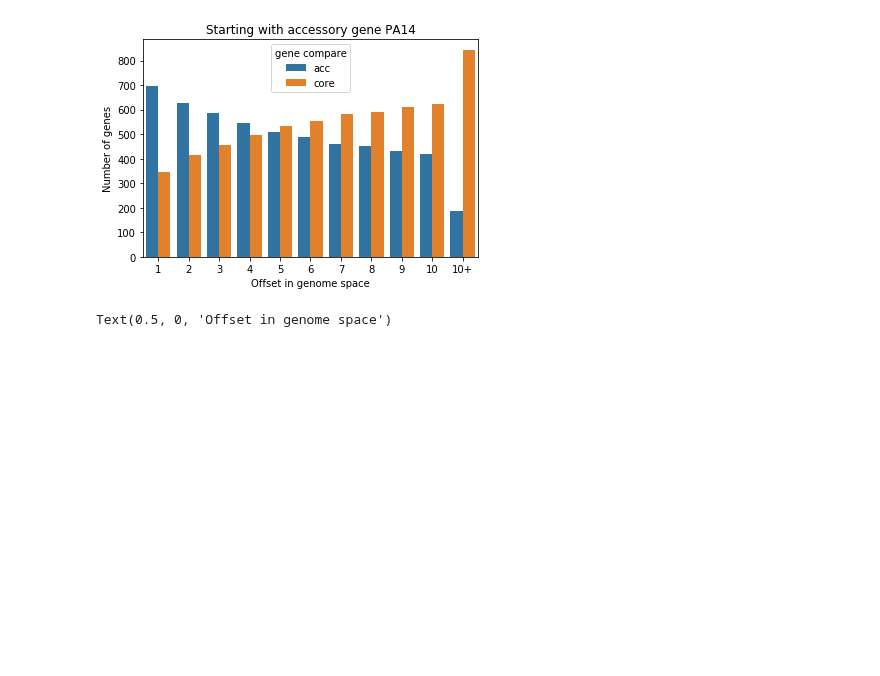
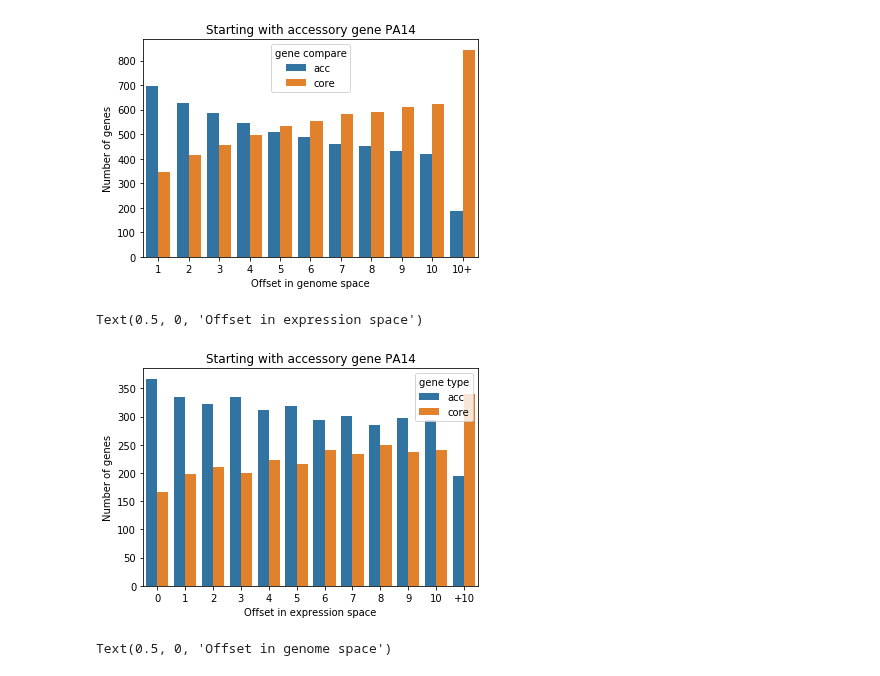
Before and after one commit to greenelab/core-accessory-interactome, a Jupyter notebook: module_analysis/1a_genome_dist_vs_expression_dist.ipynb, the cells around one changed output. Cells and saved outputs as stored; diff of their text form; code cells hidden in the pictures; blank space fills up the shorter version.

```diff
--- a/module_analysis/1a_genome_dist_vs_expression_dist.ipynb
+++ b/module_analysis/1a_genome_dist_vs_expression_dist.ipynb
@@ -215,0 +283,7 @@ genome_dist_counts_pa14.head()
+# %%
+expression_dist_counts_pa14_acc = get_relationship_in_expression_space(
+    pa14_corr, pa14_acc, pa14_arr, offset_max, offset_to_bin
+)
+expression_dist_counts_pa14_core = get_relationship_in_expression_space(
+    pa14_corr, pa14_core, pa14_arr, offset_max, offset_to_bin
+)
@@ -254,6 +414,19 @@ plt.xlabel("Offset in genome space")
 # %% [output]
 Text(0.5, 0, 'Offset in genome space')
 [figure]
+# %%
+sns.barplot(
+    data=expression_dist_counts_pa14_acc,
+    x="offset",
+    y="total",
+    hue="gene type",
+)
+plt.title("Starting with accessory gene PA14")
+plt.ylabel("Number of genes")
+plt.xlabel("Offset in expression space")
+# %% [output]
+Text(0.5, 0, 'Offset in expression space')
+[figure, added]
 # %%
 sns.barplot(
     data=genome_dist_counts_pa14[genome_dist_counts_pa14["gene start"] == "core"],
```
Also changed, not shown: parts of 17 cells of this notebook, 1 other file.
